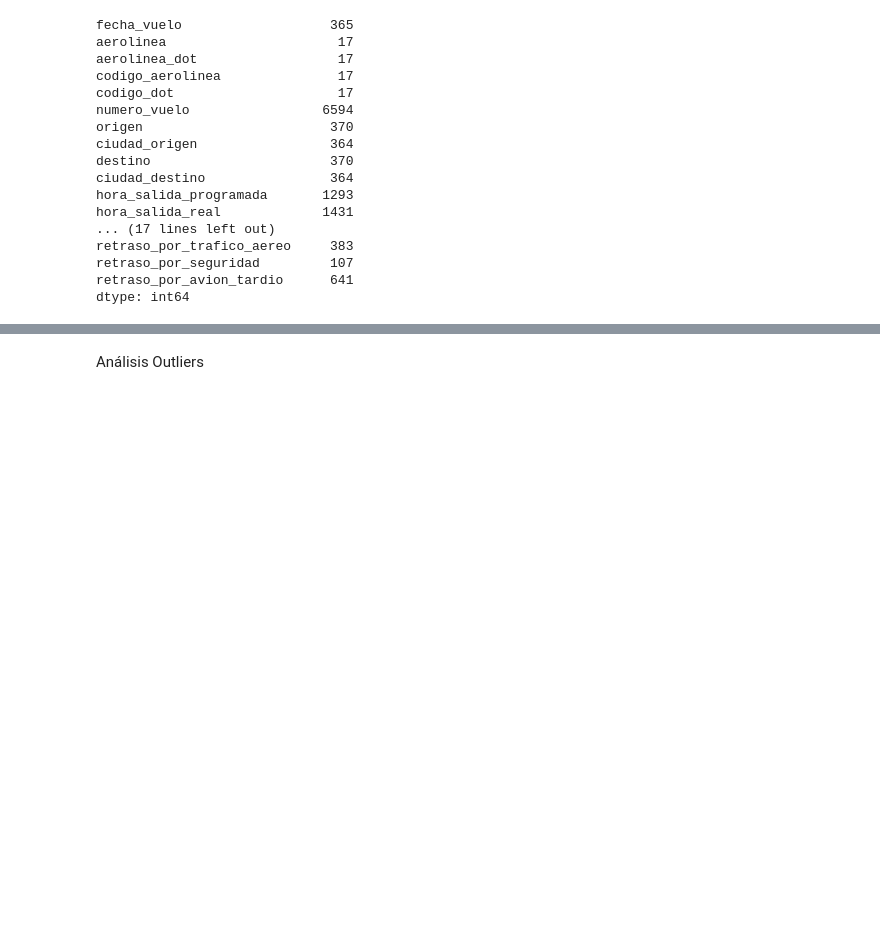
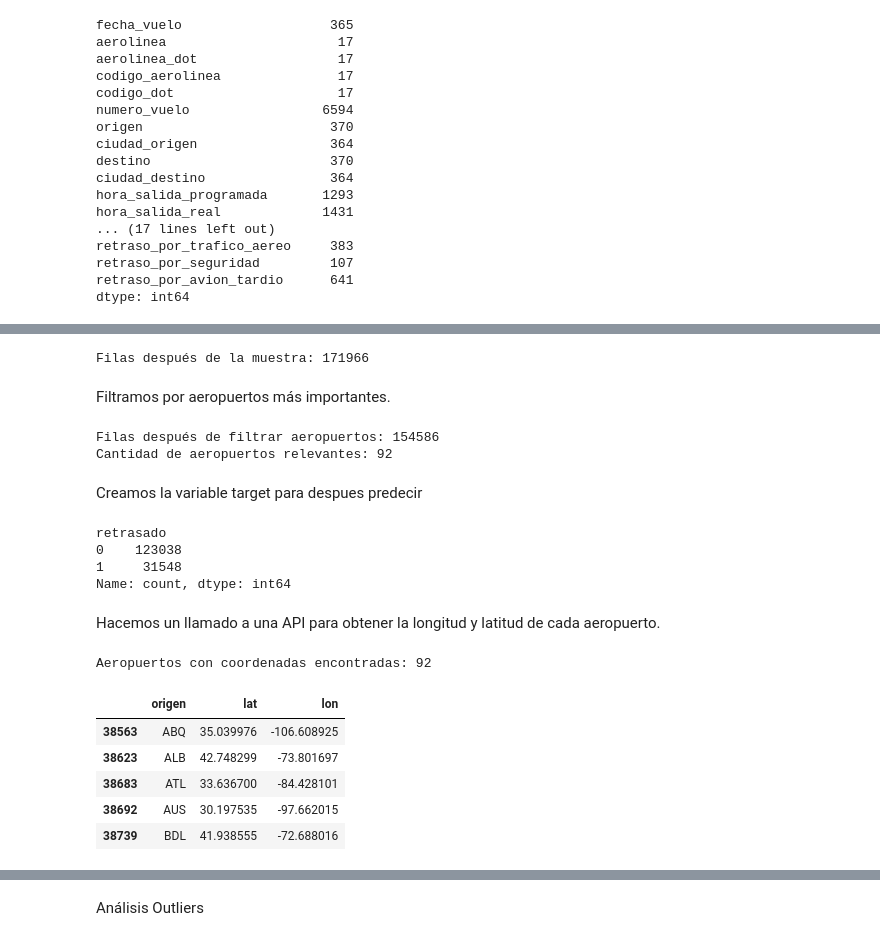
Before and after one commit to Guadacarro/TP_IA, a Jupyter notebook: prediccion.ipynb, the cells around one changed output, grey strips where cells are left out. Cells and saved outputs as stored; diff of their text form; code cells hidden in the pictures; blank space fills up the shorter version.

```diff
--- a/prediccion.ipynb
+++ b/prediccion.ipynb
@@ -111,0 +127,7 @@ dtype: int64
+# %%
+df_2022 = pd.read_csv("flights_2022_es.csv")
+df_2022['fecha_vuelo'] = pd.to_datetime(df_2022['fecha_vuelo'])
+df_2022['mes'] = df_2022['fecha_vuelo'].dt.month
+
+print(f"Filas cargadas: {len(df_2022)}")
+print('mes' in df_2022.columns)  # debería dar True
@@ -111,0 +139,53 @@ dtype: int64
+# %%
+df_2022 = df_2022.groupby('mes', group_keys=False).apply(
+    lambda x: x.sample(frac=0.25, random_state=42)
+)
+
+print(f"Filas después de la muestra: {len(df_2022)}")
+# %% [output]
+Filas después de la muestra: 171966
+# %% [markdown]
+Filtramos por aeropuertos más importantes.
+# %%
+top_aeropuertos = df_2022['origen'].value_counts()
+cobertura = top_aeropuertos.cumsum() / top_aeropuertos.sum()
+aeropuertos_relevantes = cobertura[cobertura <= 0.90].index.tolist()
+
+df_2022 = df_2022[df_2022['origen'].isin(aeropuertos_relevantes)]
+
+print(f"Filas después de filtrar aeropuertos: {len(df_2022)}")
+print(f"Cantidad de aeropuertos relevantes: {len(aeropuertos_relevantes)}")
+# %% [output]
+Filas después de filtrar aeropuertos: 154586
+Cantidad de aeropuertos relevantes: 92
+# %% [markdown]
+Creamos la variable target para despues predecir
+# %%
+df_2022['retrasado'] = (df_2022['retraso_salida'] > 15).astype(int)
+
+print(df_2022['retrasado'].value_counts())
+# %% [output]
+retrasado
+0    123038
+1     31548
+Name: count, dtype: int64
+# %% [markdown]
+Hacemos un llamado a una API para obtener la longitud y latitud de cada aeropuerto.
+# %%
+import requests
+
+airports_db = pd.read_csv("https://ourairports.com/data/airports.csv")
+airports_db = airports_db[airports_db['iata_code'].isin(aeropuertos_relevantes)]
+airports_db = airports_db[['iata_code', 'latitude_deg', 'longitude_deg']].dropna()
+airports_db = airports_db.rename(columns={'iata_code': 'origen', 'latitude_deg': 'lat', 'longitude_deg': 'lon'})
+
+print(f"Aeropuertos con coordenadas encontradas: {len(airports_db)}")
+airports_db.head()
+# %% [output]
+Aeropuertos con coordenadas encontradas: 92
+|  | origen | lat | lon |
+| 38563 | ABQ | 35.039976 | -106.608925 |
+| 38623 | ALB | 42.748299 | -73.801697 |
+| 38683 | ATL | 33.636700 | -84.428101 |
+| 38692 | AUS | 30.197535 | -97.662015 |
+| 38739 | BDL | 41.938555 | -72.688016 |
```
Also changed, not shown: parts of 18 cells of this notebook, 1 other file.
